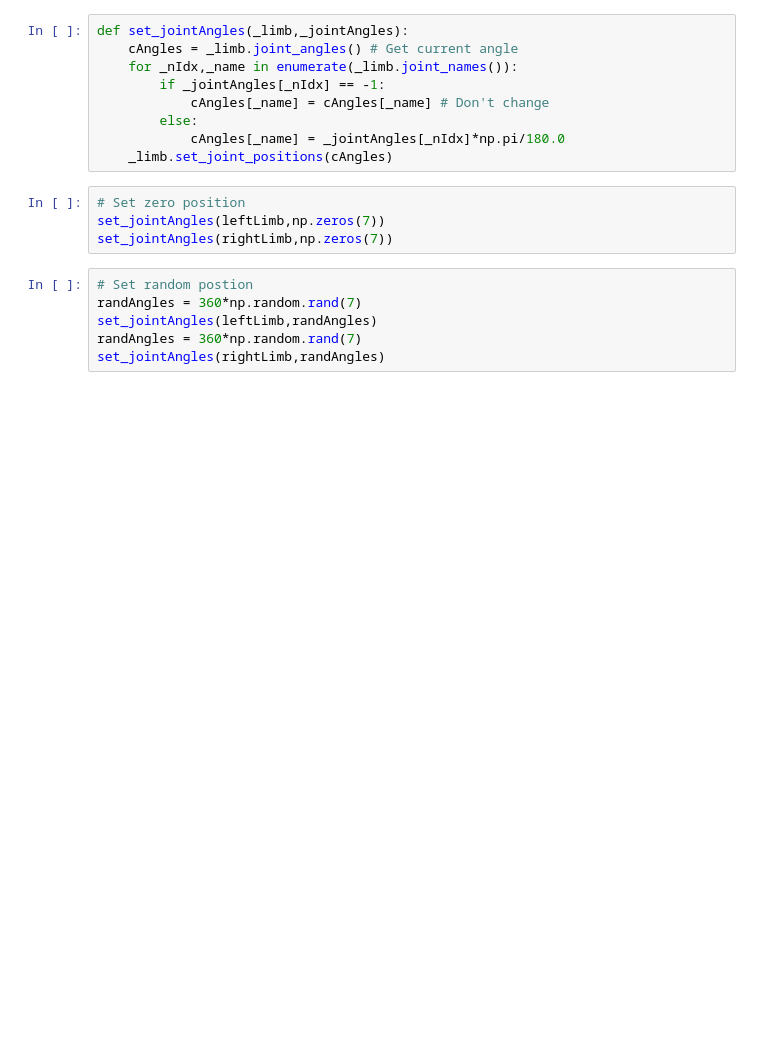
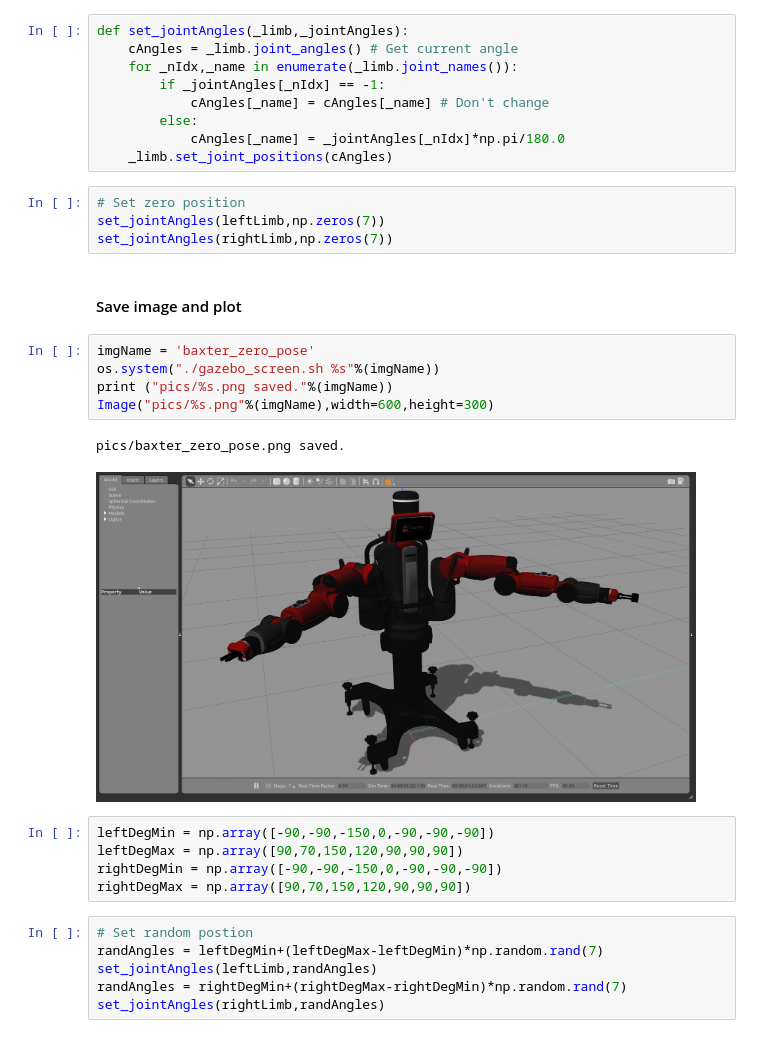
Before and after one commit to sjchoi86/rospy_examples, a Jupyter notebook: src/demo_baxter.ipynb, the cells around one changed output. Drawn from its saved outputs; the diff is of its cells as text; blank space fills up the shorter version.

```diff
--- a/src/demo_baxter.ipynb
+++ b/src/demo_baxter.ipynb
@@ -147,9 +158,24 @@ def set_jointAngles(_limb,_jointAngles):
 # Set zero position
 set_jointAngles(leftLimb,np.zeros(7))
 set_jointAngles(rightLimb,np.zeros(7))
+# %% [markdown]
+#### Save image and plot
+# %%
+imgName = 'baxter_zero_pose'
+os.system("./gazebo_screen.sh %s"%(imgName))
+print ("pics/%s.png saved."%(imgName))
+Image("pics/%s.png"%(imgName),width=600,height=300)
+# %% [output]
+pics/baxter_zero_pose.png saved.
+[figure, added]
+# %%
+leftDegMin = np.array([-90,-90,-150,0,-90,-90,-90])
+leftDegMax = np.array([90,70,150,120,90,90,90])
+rightDegMin = np.array([-90,-90,-150,0,-90,-90,-90])
+rightDegMax = np.array([90,70,150,120,90,90,90])
 # %%
 # Set random postion
-randAngles = 360*np.random.rand(7)
+randAngles = leftDegMin+(leftDegMax-leftDegMin)*np.random.rand(7)
 set_jointAngles(leftLimb,randAngles)
-randAngles = 360*np.random.rand(7)
+randAngles = rightDegMin+(rightDegMax-rightDegMin)*np.random.rand(7)
 set_jointAngles(rightLimb,randAngles)
```
Also changed, not shown: parts of 10 cells of this notebook, 11 other files.
